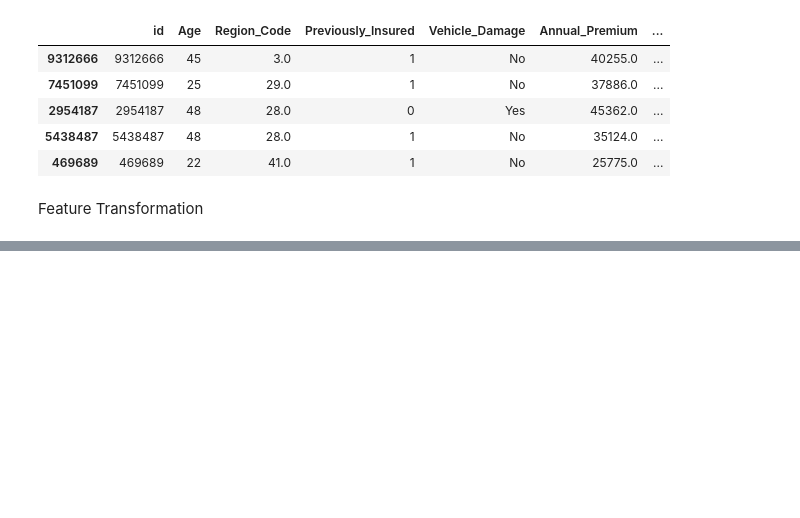
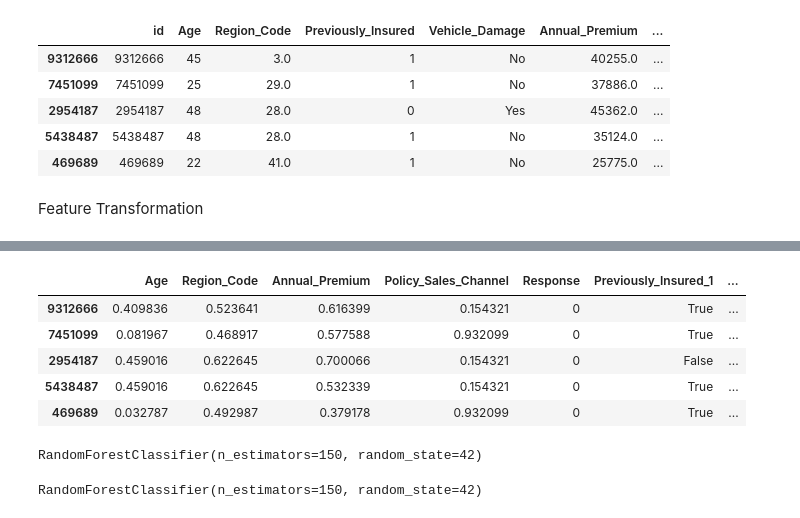
Before and after one commit to NaveenDevlpr/Automobile_Insurance_Analysis, a Jupyter notebook: ai_ml_task.ipynb, the cells around one changed output, grey strips where cells are left out. Drawn from its saved outputs; the diff is of its cells as text; code cells hidden in the pictures; blank space fills up the shorter version.

```diff
--- a/ai_ml_task.ipynb
+++ b/ai_ml_task.ipynb
@@ -390,0 +409,11 @@ cleaned_data = pd.get_dummies(cleaned_data, columns=low_card_cat_variables, drop
+# %%
+cleaned_data.drop(['id'],axis=1,inplace=True)
+# %%
+cleaned_data.head()
+# %% [output]
+|  | Age | Region_Code | Annual_Premium | Policy_Sales_Channel | Response | Previously_Insured_1 | ... |
+| 9312666 | 0.409836 | 0.523641 | 0.616399 | 0.154321 | 0 | True | ... |
+| 7451099 | 0.081967 | 0.468917 | 0.577588 | 0.932099 | 0 | True | ... |
+| 2954187 | 0.459016 | 0.622645 | 0.700066 | 0.154321 | 0 | False | ... |
+| 5438487 | 0.459016 | 0.622645 | 0.532339 | 0.154321 | 0 | True | ... |
+| 469689 | 0.032787 | 0.492987 | 0.379178 | 0.932099 | 0 | True | ... |
@@ -390,0 +429,8 @@ cleaned_data = pd.get_dummies(cleaned_data, columns=low_card_cat_variables, drop
+# %%
+print(classifier)
+# %% [output]
+RandomForestClassifier(n_estimators=150, random_state=42)
+# %%
+classifier.fit(X_train,y_train)
+# %% [output]
+RandomForestClassifier(n_estimators=150, random_state=42)
```
Also changed, not shown: parts of 27 cells of this notebook.
